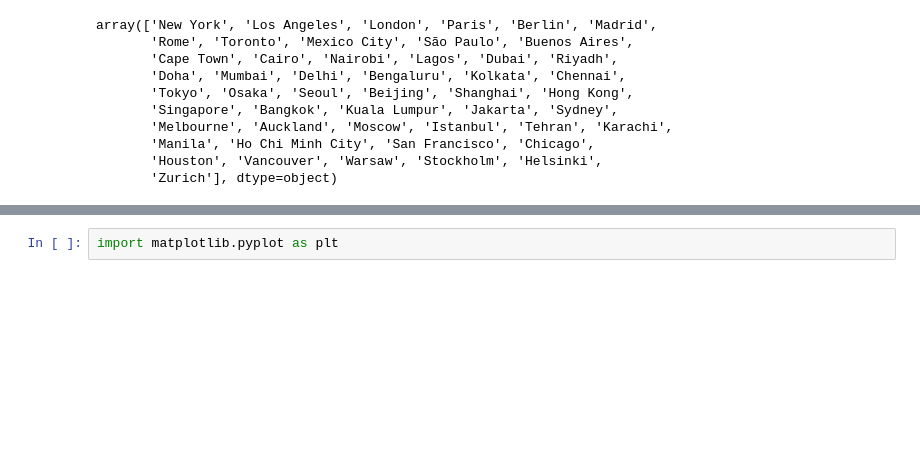
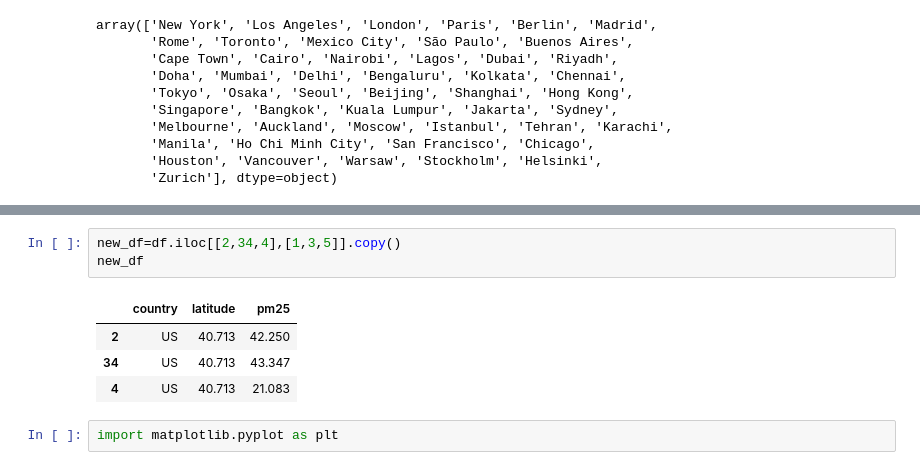
Before and after one commit to 2k24cs2r2512607-sketch/machine-learning-journey, a Jupyter notebook: EDA/Air_quality_EDA/cleaning_data.ipynb, the cells around one changed output, grey strips where cells are left out. Drawn from its saved outputs; the diff is of its cells as text; blank space fills up the shorter version.

```diff
--- a/EDA/Air_quality_EDA/cleaning_data.ipynb
+++ b/EDA/Air_quality_EDA/cleaning_data.ipynb
@@ -110,3 +117,11 @@ array(['New York', 'Los Angeles', 'London', 'Paris', 'Berlin', 'Madrid',
+# %%
+new_df=df.iloc[[2,34,4],[1,3,5]].copy()
+new_df
+# %% [output]
+|  | country | latitude | pm25 |
+| 2 | US | 40.713 | 42.250 |
+| 34 | US | 40.713 | 43.347 |
+| 4 | US | 40.713 | 21.083 |
 # %%
 import matplotlib.pyplot as plt
 # %%
```
Also changed, not shown: parts of 7 cells of this notebook.
